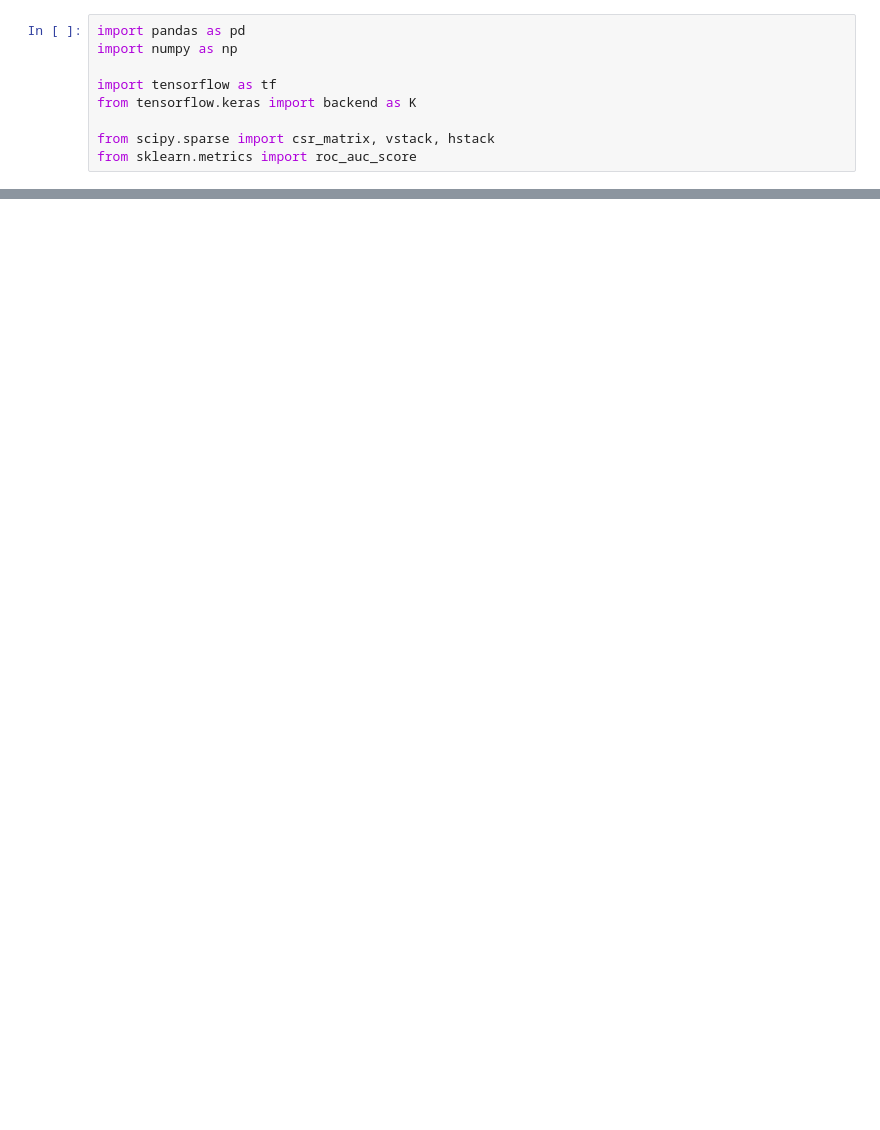
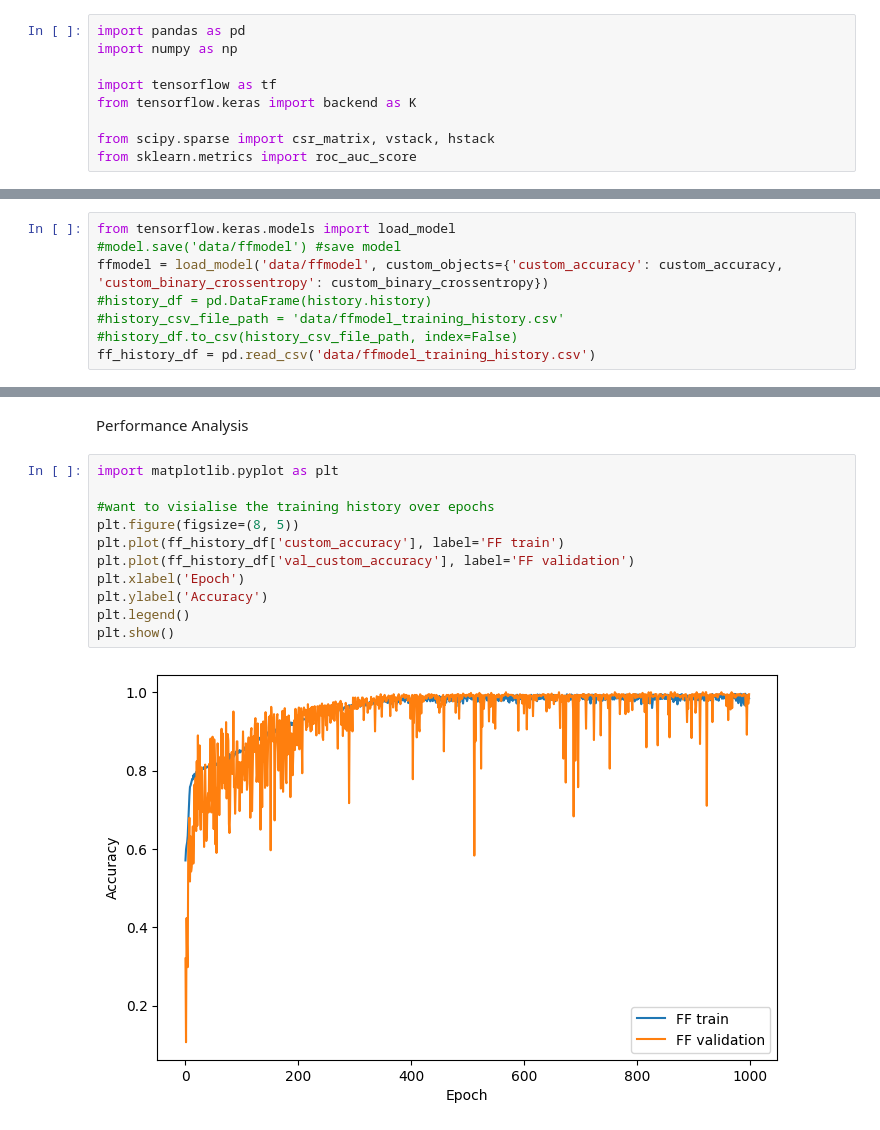
Before and after one commit to ethan-cyj/NUS-Fintech-Project-2, a Jupyter notebook: NN_impl.ipynb, the cells around one changed output, grey strips where cells are left out. Drawn from its saved outputs; the diff is of its cells as text; blank space fills up the shorter version.

```diff
--- a/NN_impl.ipynb
+++ b/NN_impl.ipynb
@@ -73,0 +77,8 @@ Epoch 300/300
+# %%
+from tensorflow.keras.models import load_model
+#model.save('data/ffmodel') #save model
+ffmodel = load_model('data/ffmodel', custom_objects={'custom_accuracy': custom_accuracy, 'custom_binary_crossentropy': custom_binary_crossentropy})
+#history_df = pd.DataFrame(history.history)
+#history_csv_file_path = 'data/ffmodel_training_history.csv'
+#history_df.to_csv(history_csv_file_path, index=False)
+ff_history_df = pd.read_csv('data/ffmodel_training_history.csv')
@@ -162,0 +249,15 @@ AUC: 0.8129695073672827
+# %% [markdown]
+Performance Analysis
+# %%
+import matplotlib.pyplot as plt
+
+#want to visialise the training history over epochs
+plt.figure(figsize=(8, 5))
+plt.plot(ff_history_df['custom_accuracy'], label='FF train')
+plt.plot(ff_history_df['val_custom_accuracy'], label='FF validation')
+plt.xlabel('Epoch')
+plt.ylabel('Accuracy')
+plt.legend()
+plt.show()
+# %% [output]
+[figure, added]
```
Also changed, not shown: parts of 14 cells of this notebook, 17 other files.
